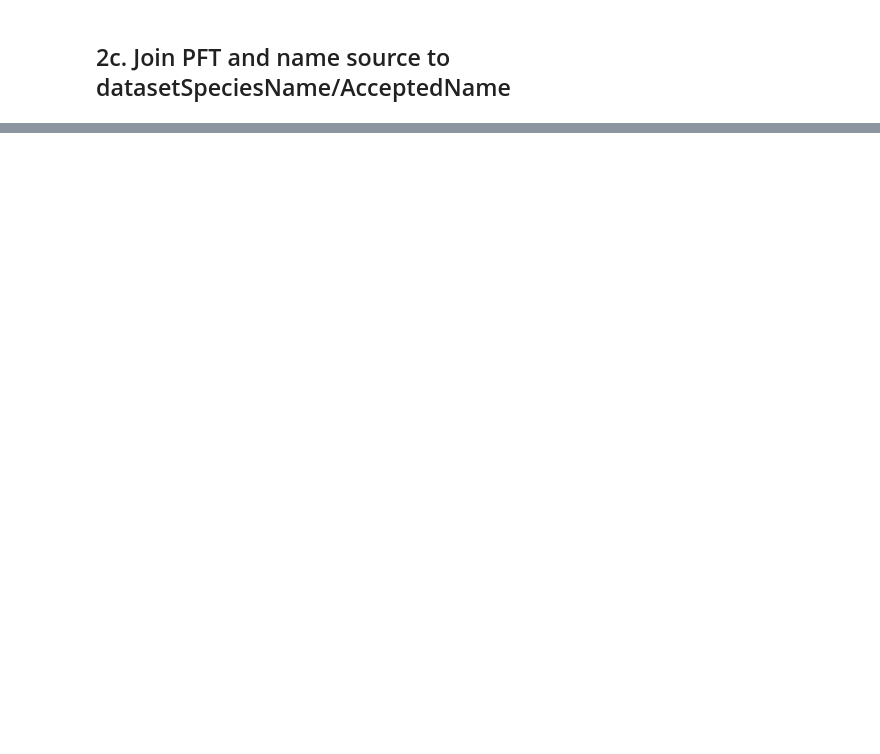
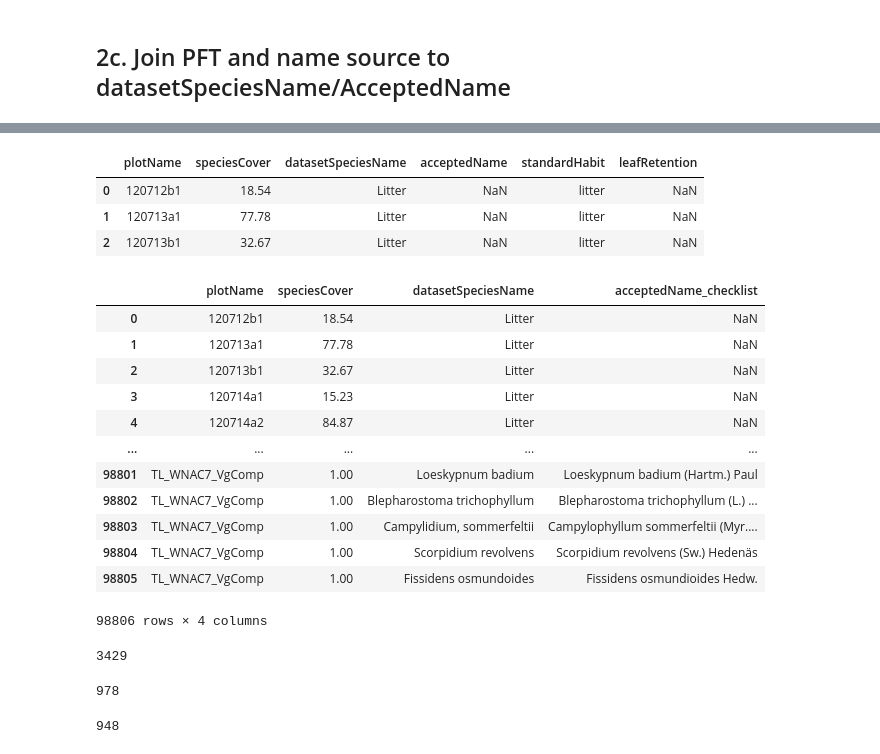
Before and after one commit to climatemodeling/alaska_pft_fcover_harmonization, a Jupyter notebook: harmonization.ipynb, the cells around one changed output, grey strips where cells are left out. Drawn from its saved outputs; the diff is of its cells as text; code cells hidden in the pictures; blank space fills up the shorter version.

```diff
--- a/harmonization.ipynb
+++ b/harmonization.ipynb
@@ -251,0 +214,3 @@ species_pft_checklist.to_csv('standard_species_pft_checklist_temp.csv', index=Fa
+# %%
+checklist = pd.read_csv('standard_species_pft_checklist.csv', index_col=0)
+checklist.head(3)
@@ -251,0 +222,57 @@ species_pft_checklist.to_csv('standard_species_pft_checklist_temp.csv', index=Fa
+# %%
+sources = ['abr', 'akveg', 'ava', 'neon', 'sp']
+dfs = []
+for source in sources:
+    path = f'{source}/output_data/{source}_all_species.csv'
+    df = pd.read_csv(path, index_col=0)
+    dfs.append(df)
+sfcover = pd.concat(dfs)
+sfcover.head(3)
+# %% [output]
+|  | plotName | speciesCover | datasetSpeciesName | acceptedName | standardHabit | leafRetention |
+| 0 | 120712b1 | 18.54 | Litter | NaN | litter | NaN |
+| 1 | 120713a1 | 77.78 | Litter | NaN | litter | NaN |
+| 2 | 120713b1 | 32.67 | Litter | NaN | litter | NaN |
+# %%
+standard_sfcover = pd.merge(left=sfcover, right=checklist,
+                            left_on='datasetSpeciesName', right_on='datasetSpeciesName',
+                            how='left', suffixes=('_sfcover', '_checklist'))
+standard_sfcover = standard_sfcover[['plotName', 'speciesCover', 'datasetSpeciesName',
+                                     'acceptedName_checklist']]
+standard_sfcover
+# %% [output]
+|  | plotName | speciesCover | datasetSpeciesName | acceptedName_checklist |
+| 0 | 120712b1 | 18.54 | Litter | NaN |
+| 1 | 120713a1 | 77.78 | Litter | NaN |
+| 2 | 120713b1 | 32.67 | Litter | NaN |
+| 3 | 120714a1 | 15.23 | Litter | NaN |
+| 4 | 120714a2 | 84.87 | Litter | NaN |
+| ... | ... | ... | ... | ... |
+| 98801 | TL_WNAC7_VgComp | 1.00 | Loeskypnum badium | Loeskypnum badium (Hartm.) Paul |
+| 98802 | TL_WNAC7_VgComp | 1.00 | Blepharostoma trichophyllum | Blepharostoma trichophyllum (L.) ... |
+| 98803 | TL_WNAC7_VgComp | 1.00 | Campylidium, sommerfeltii | Campylophyllum sommerfeltii (Myr.... |
+| 98804 | TL_WNAC7_VgComp | 1.00 | Scorpidium revolvens | Scorpidium revolvens (Sw.) Hedenäs |
+| 98805 | TL_WNAC7_VgComp | 1.00 | Fissidens osmundoides | Fissidens osmundioides Hedw. |
+98806 rows × 4 columns
+# %%
+print(len(standard_sfcover['plotName'].unique()))
+# %% [output]
+3429
+# %%
+plots_of_interest = pd.read_csv('plot_information.csv')
+standard_sfcover = pd.merge(left=standard_sfcover, right=plots_of_interest[['unique_id', 'plot_id']],
+                            left_on='plotName', right_on='plot_id', how='right')
+standard_sfcover = standard_sfcover[['unique_id', 'plot_id', 'acceptedName_checklist', 'speciesCover']]
+len(standard_sfcover['plot_id'].unique())
+# %% [output]
+978
+# %%
+# Group by 'plotName' and 'acceptedName_checklist', summing speciesCover for duplicates
+df_grouped = standard_sfcover.groupby(['plot_id', 'acceptedName_checklist']).agg({
+    'speciesCover': 'sum'}).reset_index()
+
+# Set the multi-index with 'plotName' as the main index and 'acceptedName_checklist' as the secondary index
+print(len(df_grouped['plot_id'].unique()))
+df_multi = df_grouped.set_index(['plot_id', 'acceptedName_checklist'])
+# %% [output]
+948
```
Also changed, not shown: parts of 21 cells of this notebook.
